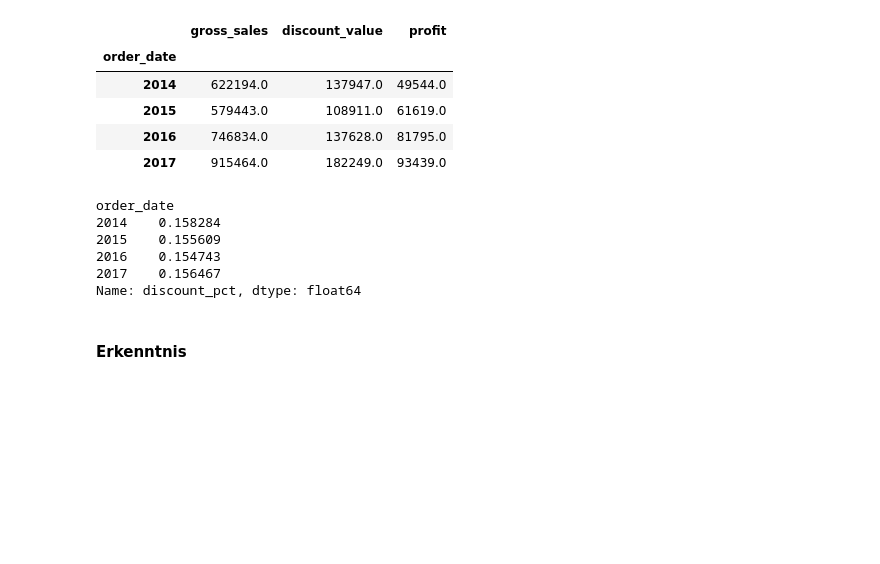
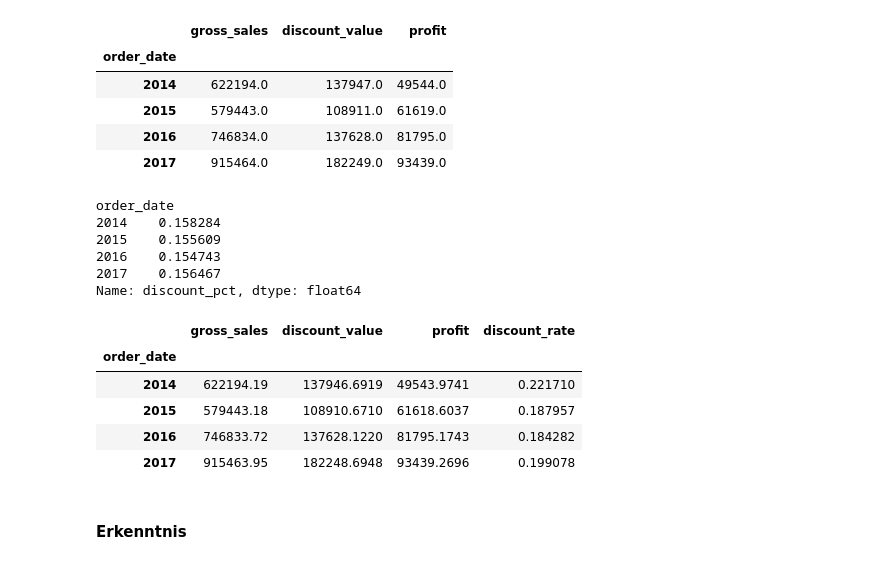
Before and after one commit to Carolyn74/Portfolioprojekt, a Jupyter notebook: test.ipynb, the cells around one changed output. Cells and saved outputs as stored; diff of their text form; code cells hidden in the pictures; blank space fills up the shorter version.

```diff
--- a/test.ipynb
+++ b/test.ipynb
@@ -164,6 +164,29 @@ order_date
 2016    0.154743
 2017    0.156467
 Name: discount_pct, dtype: float64
+# %%
+rabattanalyse = (
+    df.groupby(df["order_date"].dt.year)
+      .agg({
+          "gross_sales": "sum",
+          "discount_value": "sum",
+          "profit": "sum"
+      })
+)
+
+rabattanalyse["discount_rate"] = (
+    rabattanalyse["discount_value"]
+    / rabattanalyse["gross_sales"]
+)
+
+rabattanalyse
+# %% [output]
+|  | gross_sales | discount_value | profit | discount_rate |
+| order_date |  |  |  |  |
+| 2014 | 622194.19 | 137946.6919 | 49543.9741 | 0.221710 |
+| 2015 | 579443.18 | 108910.6710 | 61618.6037 | 0.187957 |
+| 2016 | 746833.72 | 137628.1220 | 81795.1743 | 0.184282 |
+| 2017 | 915463.95 | 182248.6948 | 93439.2696 | 0.199078 |
 # %% [markdown]
 #### Erkenntnis
 # %% [markdown]
```
Also changed, not shown: parts of 6 cells of this notebook.
